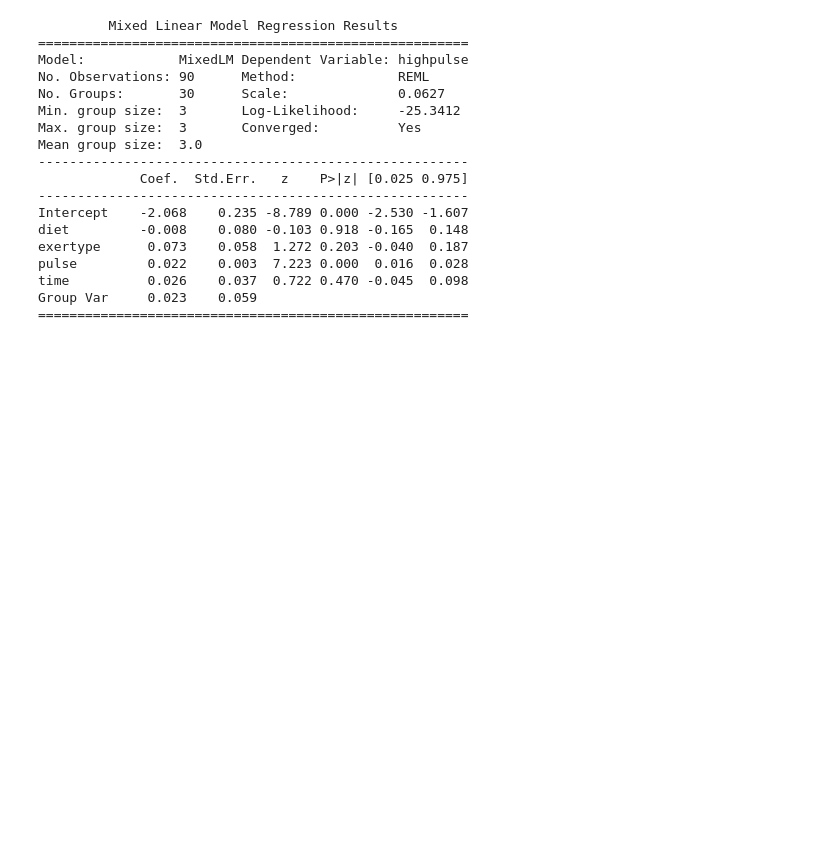
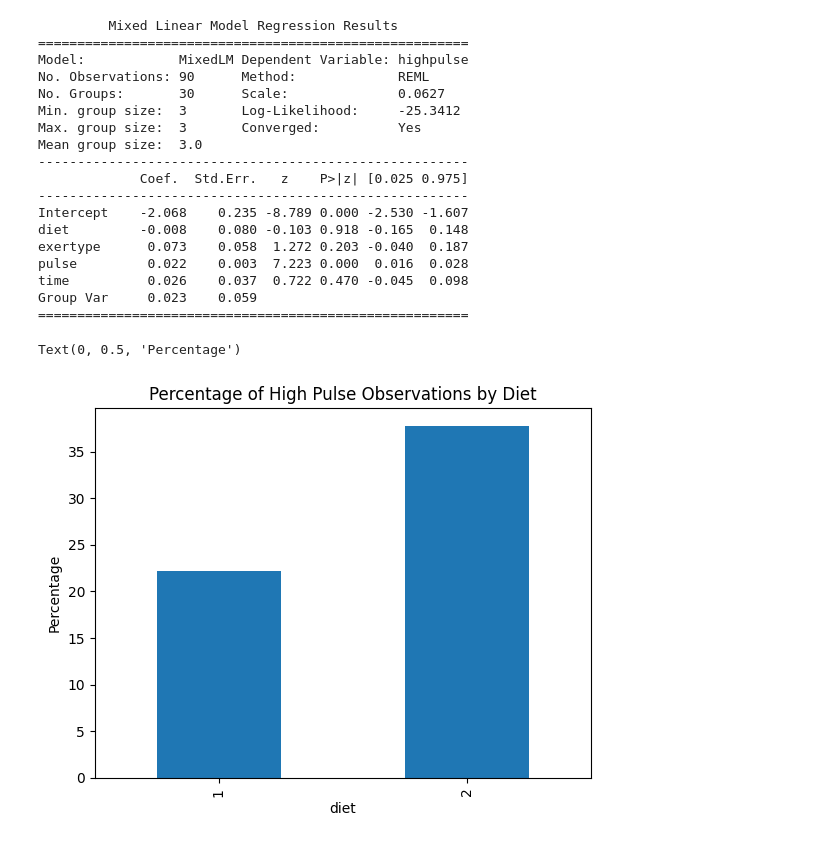
Before and after one commit to KenDaupsey/Parametric-Repeated-Measures-Tests-One-way-Repated-ANOVA-and-One-Way-Logistic-Regression, a Jupyter notebook: Parametric_Repeated_Measures_Tests_One_way_Repated_ANOVA_and_One_Way_Logistic_Regression.ipynb, the cells around one changed output. Saved outputs shown, nothing was run; the diff lists cells and outputs as text; code cells hidden in the pictures; blank space fills up the shorter version.

```diff
--- a/Parametric_Repeated_Measures_Tests_One_way_Repated_ANOVA_and_One_Way_Logistic_Regression.ipynb
+++ b/Parametric_Repeated_Measures_Tests_One_way_Repated_ANOVA_and_One_Way_Logistic_Regression.ipynb
@@ -112,3 +138,14 @@ pulse         0.022    0.003  7.223 0.000  0.016  0.028
 time          0.026    0.037  0.722 0.470 -0.045  0.098
 Group Var     0.023    0.059
 =======================================================
+# %%
+import matplotlib.pyplot as plt
+
+diet_groups = df.groupby('diet')['highpulse'].mean() * 100
+diet_groups.plot(kind='bar')
+
+plt.title('Percentage of High Pulse Observations by Diet')
+plt.ylabel('Percentage')
+# %% [output]
+Text(0, 0.5, 'Percentage')
+[figure, added]
```
Also changed, not shown: parts of 2 cells of this notebook.
